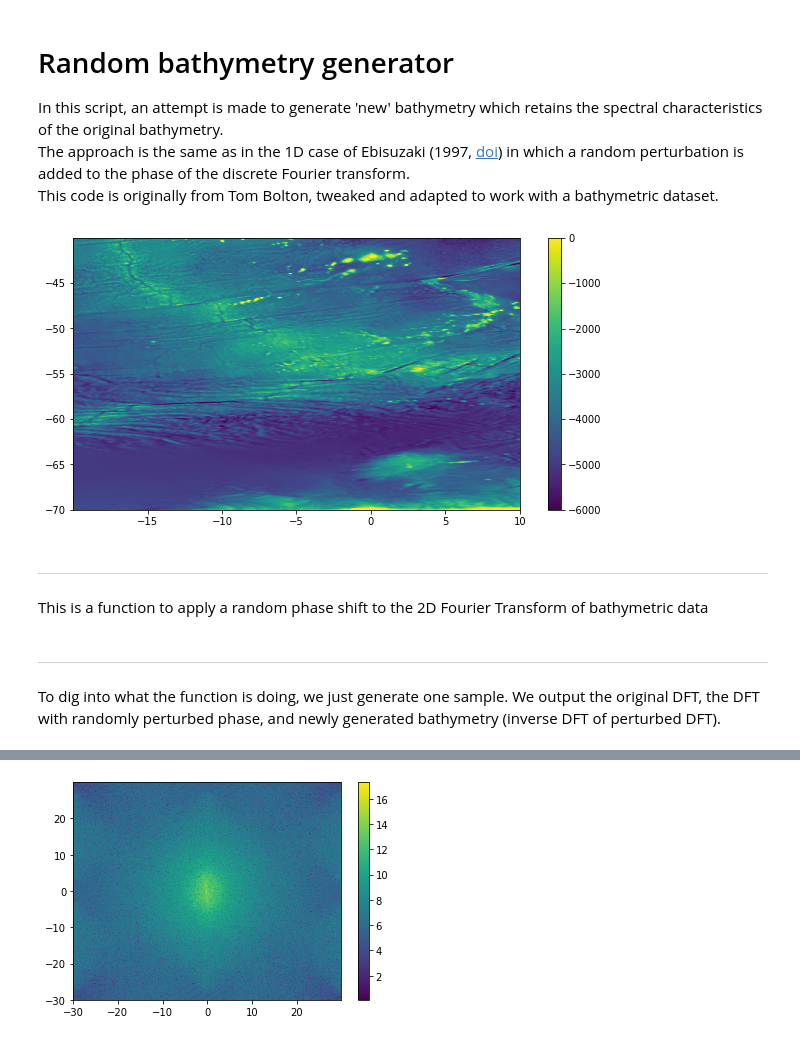
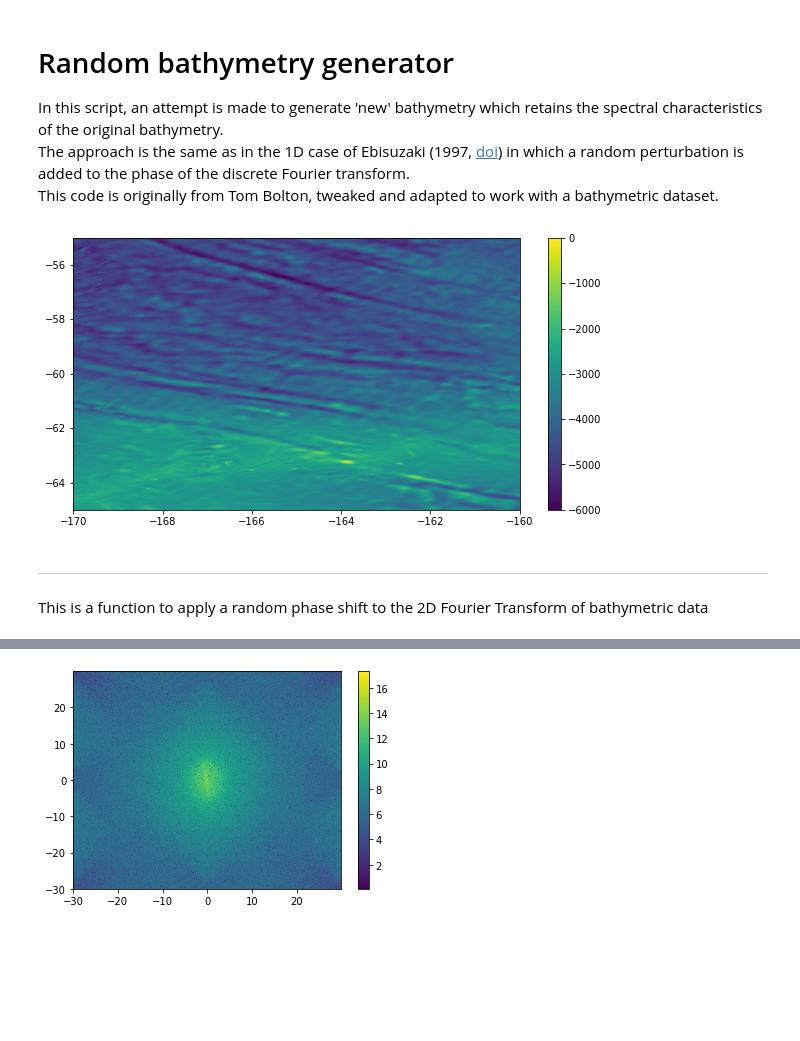
Before and after one commit to hmkhatri/MOM6_initialization, a Jupyter notebook: calc_topography_spectra.ipynb, the cells around one changed output, grey strips where cells are left out. Cells and saved outputs as stored; diff of their text form; code cells hidden in the pictures; blank space fills up the shorter version.

Commit message:
function working correctly

```diff
--- a/calc_topography_spectra.ipynb
+++ b/calc_topography_spectra.ipynb
@@ -20,20 +20,17 @@ ds = xr.open_dataset(filename)
 ds = ds.rename({'x':'lon','y':'lat'})
 # %%
 # Select subsection of data
-LAT=[-70,-40]
-LON=[-20,10]
-f = ds.z.sel(lat=slice(LAT[0],LAT[1]),lon=slice(LON[0],LON[1]))
-f = xr.where(f>0,0,f)
+LAT=[-65,-55]
+LON=[-170,-160]
+b = ds.z.sel(lat=slice(LAT[0],LAT[1]),lon=slice(LON[0],LON[1]))
+b = xr.where(b>0,0,b)
 
 fig, ax = plt.subplots( 1, 1, figsize=(10,5) )
-im = ax.pcolormesh(f.lon,f.lat,f.values)
+im = ax.pcolormesh(b.lon,b.lat,b.values)
 plt.colorbar(im,ax=ax)
 im.set_clim([-6000,0])
-#im = ax[1].plot(f.lon,f.values[0,:])
-#ax[1].set_ylim([-6000,0])
-#ax[1].set_xlim(LON)
 # %% [output]
-[figure, old version]
+[figure, new version]
 # %% [markdown]
 ***
 This is a function to apply a random phase shift to the 2D Fourier Transform of bathymetric data
@@ -143,5 +160 @@ def gen_samples( f, n_samples, apply_hamming=True ) :
-# %% [markdown]
-***
-To dig into what the function is doing, we just generate one sample.
-We output the original DFT, the DFT with randomly perturbed phase, and newly generated bathymetry (inverse DFT of perturbed DFT).
 # %%
```
Also changed, not shown: parts of 9 cells of this notebook.
